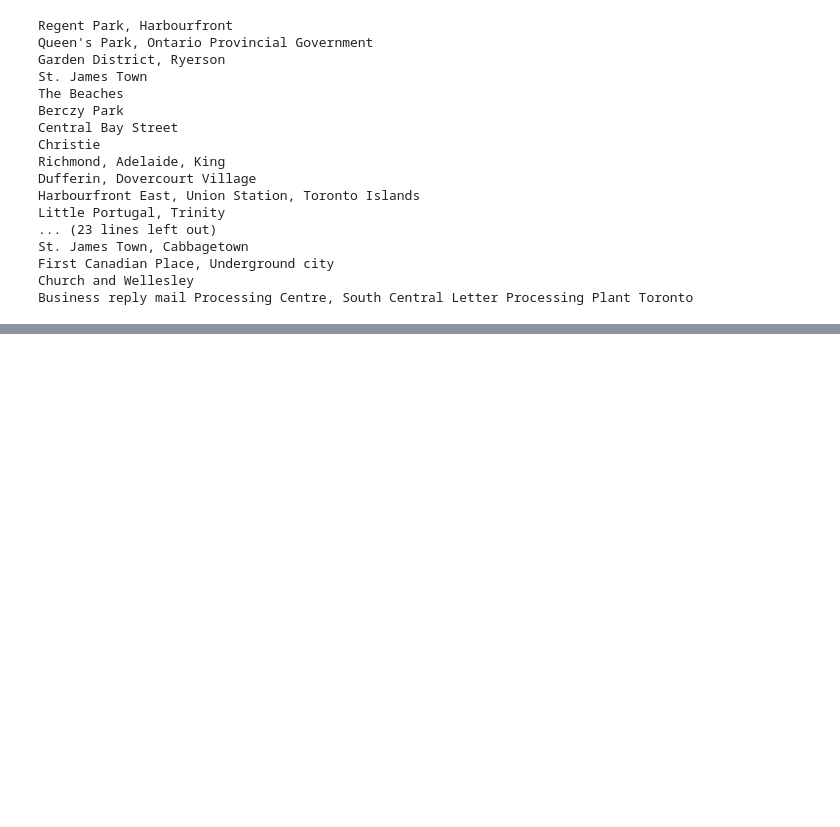
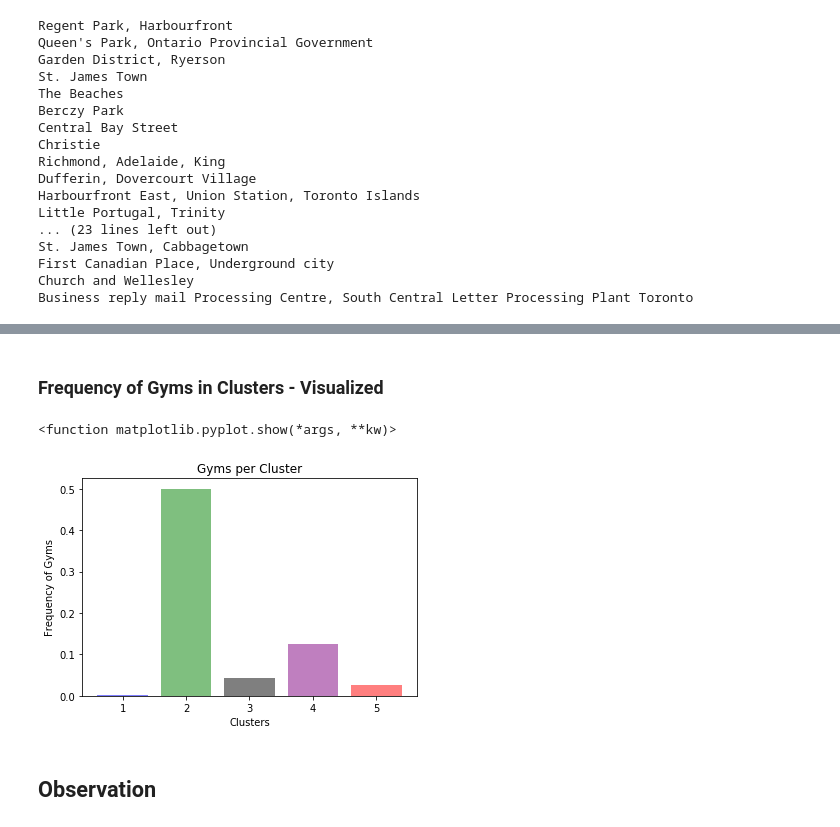
Before and after one commit to Yaw202/Coursera_Capstone, a Jupyter notebook: Code - Final Project - Battle of the Neighborhoods.ipynb, the cells around one changed output, grey strips where cells are left out. Cells and saved outputs as stored; diff of their text form; code cells hidden in the pictures; blank space fills up the shorter version.

```diff
--- a/Code - Final Project - Battle of the Neighborhoods.ipynb
+++ b/Code - Final Project - Battle of the Neighborhoods.ipynb
@@ -483,0 +469,4 @@ toronto_merged
+# %%
+clus2 = gym.loc[gym['Cluster Labels'] == 1]
+dfclus2 = pd.merge(df5,clus2, on='Neighborhood')
+dfclus2
@@ -483,0 +478,4 @@ toronto_merged
+# %%
+clus3 = gym.loc[gym['Cluster Labels'] == 2]
+dfclus3 = pd.merge(df5,clus3, on='Neighborhood')
+dfclus3
@@ -483,0 +492,4 @@ toronto_merged
+# %%
+clus4 = gym.loc[gym['Cluster Labels'] == 3]
+dfclus4 = pd.merge(df5,clus4, on='Neighborhood')
+dfclus4
@@ -483,0 +501,4 @@ toronto_merged
+# %%
+clus5 = gym.loc[gym['Cluster Labels'] == 4]
+dfclus5 = pd.merge(df5,clus5, on='Neighborhood')
+dfclus5
@@ -483,0 +511,19 @@ toronto_merged
+# %% [markdown]
+### Frequency of Gyms in Clusters - Visualized
+# %%
+c_mean = [dfclus1['Gym'].mean(),dfclus2['Gym'].mean(),dfclus3['Gym'].mean(),dfclus4['Gym'].mean(),dfclus5['Gym'].mean(),]
+key = (1,2,3,4,5)
+y1 = np.arange(len(key))
+p1 = c_mean
+plt.bar(y1,p1, alpha=0.5,color=['blue','green','black','purple','red'])
+plt.xticks(y1,key)
+plt.ylabel('Frequency of Gyms')
+plt.xlabel('Clusters')
+plt.title('Gyms per Cluster')
+
+plt.show
+# %% [output]
+<function matplotlib.pyplot.show(*args, **kw)>
+[figure, added]
+# %% [markdown]
+## Observation
```
Also changed, not shown: parts of 62 cells of this notebook.
